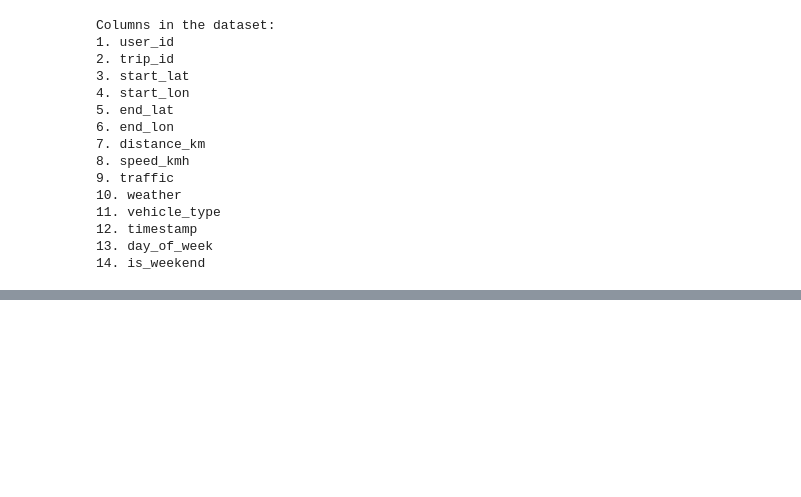
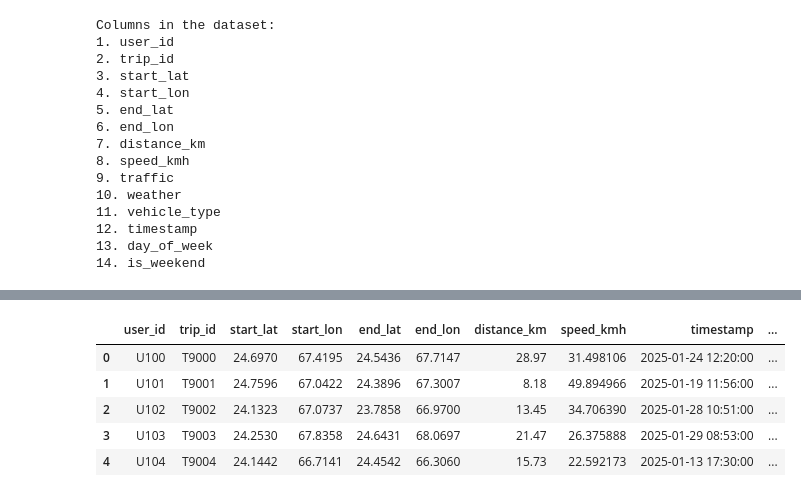
Before and after one commit to ChiragDawra/ReRouter, a Jupyter notebook: notebooks/01_data_preperation.ipynb, the cells around one changed output, grey strips where cells are left out. Saved outputs shown, nothing was run; the diff lists cells and outputs as text; code cells hidden in the pictures; blank space fills up the shorter version.

Commit message:
Complete missing value analysis and categorical encoding

```diff
--- a/notebooks/01_data_preperation.ipynb
+++ b/notebooks/01_data_preperation.ipynb
@@ -190,0 +272,7 @@ Columns in the dataset:
+# %%
+# Create a separate copy for preprocessing
+
+df_encoded = df.copy()
+
+print("Original dataset shape:", df.shape)
+print("Working dataset shape:", df_encoded.shape)
@@ -190,0 +282,8 @@ Columns in the dataset:
+# %%
+# Identify categorical columns that will be encoded
+
+categorical_columns = ["traffic", "weather", "vehicle_type"]
+
+print("Categorical columns selected for encoding:")
+for column in categorical_columns:
+    print("-", column)
@@ -190,0 +295,14 @@ Columns in the dataset:
+# %%
+# Apply One-Hot Encoding to categorical features
+
+df_encoded = pd.get_dummies(
+    df_encoded,
+    columns=categorical_columns,
+    drop_first=False
+)
+
+print("Dataset shape after One-Hot Encoding:", df_encoded.shape)
+
+print("\nEncoded columns:")
+for column in df_encoded.columns:
+    print("-", column)
@@ -190,0 +327,11 @@ Columns in the dataset:
+# %%
+# Display the first five rows of the encoded dataset
+
+df_encoded.head()
+# %% [output]
+|  | user_id | trip_id | start_lat | start_lon | end_lat | end_lon | distance_km | speed_kmh | timestamp | ... |
+| 0 | U100 | T9000 | 24.6970 | 67.4195 | 24.5436 | 67.7147 | 28.97 | 31.498106 | 2025-01-24 12:20:00 | ... |
+| 1 | U101 | T9001 | 24.7596 | 67.0422 | 24.3896 | 67.3007 | 8.18 | 49.894966 | 2025-01-19 11:56:00 | ... |
+| 2 | U102 | T9002 | 24.1323 | 67.0737 | 23.7858 | 66.9700 | 13.45 | 34.706390 | 2025-01-28 10:51:00 | ... |
+| 3 | U103 | T9003 | 24.2530 | 67.8358 | 24.6431 | 68.0697 | 21.47 | 26.375888 | 2025-01-29 08:53:00 | ... |
+| 4 | U104 | T9004 | 24.1442 | 66.7141 | 24.4542 | 66.3060 | 15.73 | 22.592173 | 2025-01-13 17:30:00 | ... |
```
Also changed, not shown: parts of 9 cells of this notebook.
